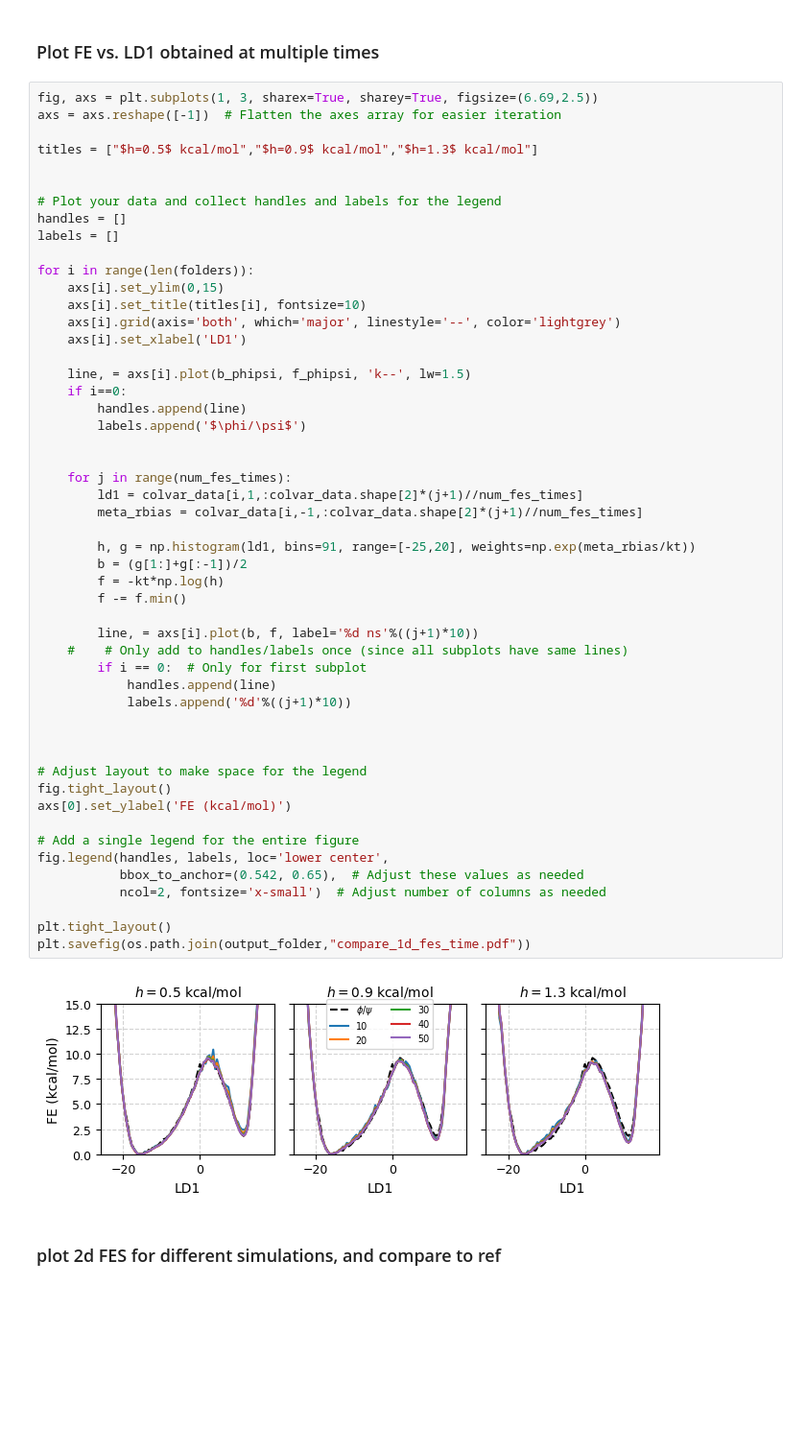
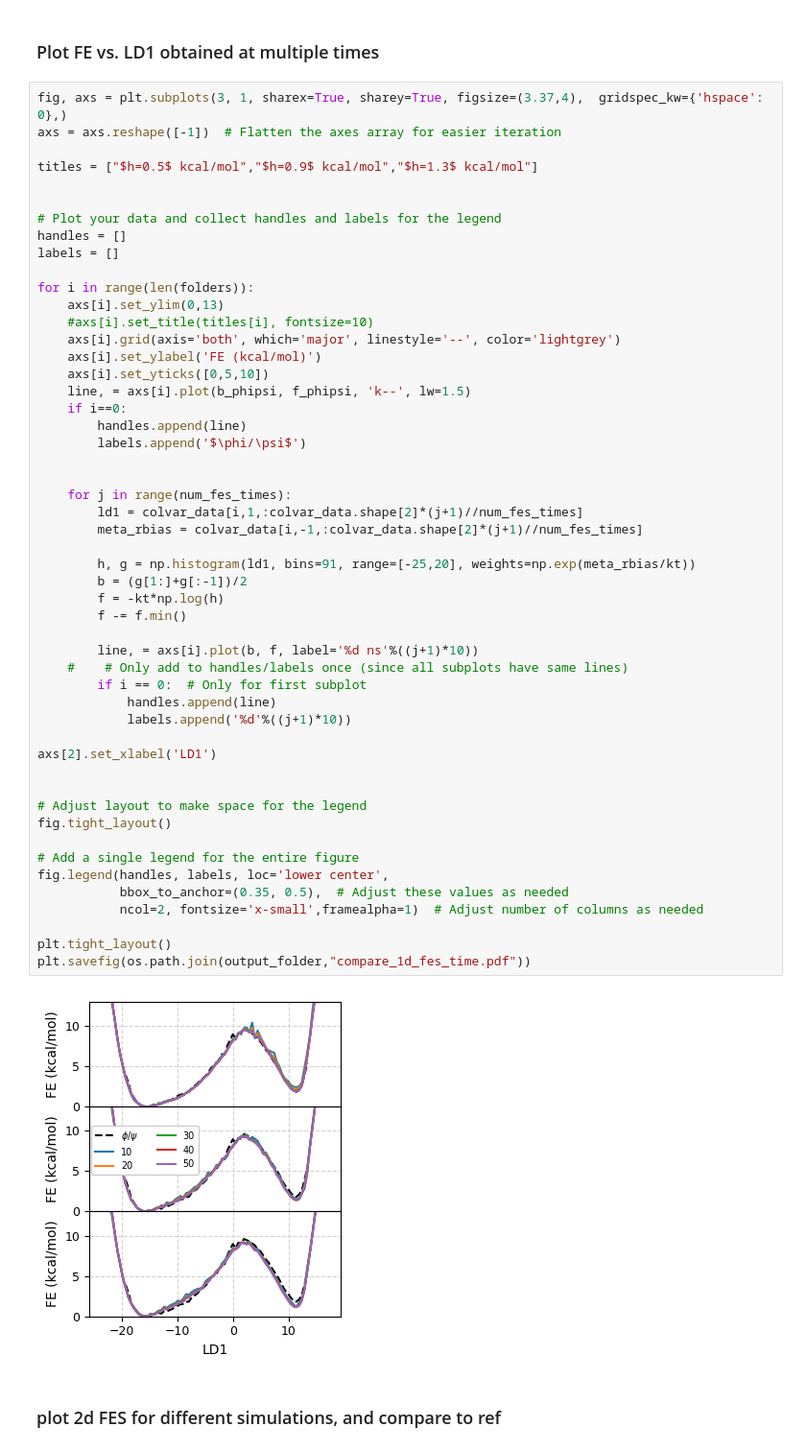
Before and after one commit to hocky-research-group/ShapeGMM_tutorial_2025, a Jupyter notebook: analyze_data/Part2_Analyze_Metad.ipynb, the cells around one changed output. Shown: that part at 96% size. Drawn from its saved outputs; the diff is of its cells as text; blank space fills up the shorter version.

Commit message:
update figures to single columns

```diff
--- a/analyze_data/Part2_Analyze_Metad.ipynb
+++ b/analyze_data/Part2_Analyze_Metad.ipynb
@@ -83,7 +83,7 @@ plt.savefig(os.path.join(output_folder,"fes_metad_phipsi.pdf"))
 # %% [markdown]
 ### Plot FE vs. LD1 obtained at multiple times
 # %%
-fig, axs = plt.subplots(1, 3, sharex=True, sharey=True, figsize=(6.69,2.5))
+fig, axs = plt.subplots(3, 1, sharex=True, sharey=True, figsize=(3.37,4),  gridspec_kw={'hspace': 0},)
 axs = axs.reshape([-1])  # Flatten the axes array for easier iteration
 
 titles = ["$h=0.5$ kcal/mol","$h=0.9$ kcal/mol","$h=1.3$ kcal/mol"]
@@ -94,47 +94,47 @@ handles = []
 labels = []
 
 for i in range(len(folders)):
-    axs[i].set_ylim(0,15)
-    axs[i].set_title(titles[i], fontsize=10)
+    axs[i].set_ylim(0,13)
+    #axs[i].set_title(titles[i], fontsize=10)
     axs[i].grid(axis='both', which='major', linestyle='--', color='lightgrey')
-    axs[i].set_xlabel('LD1')
-
+    axs[i].set_ylabel('FE (kcal/mol)')
+    axs[i].set_yticks([0,5,10])
     line, = axs[i].plot(b_phipsi, f_phipsi, 'k--', lw=1.5)
     if i==0:
         handles.append(line)
         labels.append('$\phi/\psi$')
 
 
     for j in range(num_fes_times):
         ld1 = colvar_data[i,1,:colvar_data.shape[2]*(j+1)//num_fes_times]
         meta_rbias = colvar_data[i,-1,:colvar_data.shape[2]*(j+1)//num_fes_times]
 
         h, g = np.histogram(ld1, bins=91, range=[-25,20], weights=np.exp(meta_rbias/kt))
         b = (g[1:]+g[:-1])/2
         f = -kt*np.log(h)
         f -= f.min()
 
         line, = axs[i].plot(b, f, label='%d ns'%((j+1)*10))
     #    # Only add to handles/labels once (since all subplots have same lines)
         if i == 0:  # Only for first subplot
             handles.append(line)
             labels.append('%d'%((j+1)*10))
 
+axs[2].set_xlabel('LD1')
 
 
 # Adjust layout to make space for the legend
 fig.tight_layout()
-axs[0].set_ylabel('FE (kcal/mol)')
 
 # Add a single legend for the entire figure
 fig.legend(handles, labels, loc='lower center',
-           bbox_to_anchor=(0.542, 0.65),  # Adjust these values as needed
-           ncol=2, fontsize='x-small')  # Adjust number of columns as needed
+           bbox_to_anchor=(0.35, 0.5),  # Adjust these values as needed
+           ncol=2, fontsize='x-small',framealpha=1)  # Adjust number of columns as needed
 
 plt.tight_layout()
 plt.savefig(os.path.join(output_folder,"compare_1d_fes_time.pdf"))
 # %% [output]
-[figure, old version]
+[figure, new version]
 # %% [markdown]
 ### plot 2d FES for different simulations, and compare to ref
 # %%
```
Also changed, not shown: parts of 4 cells of this notebook.
